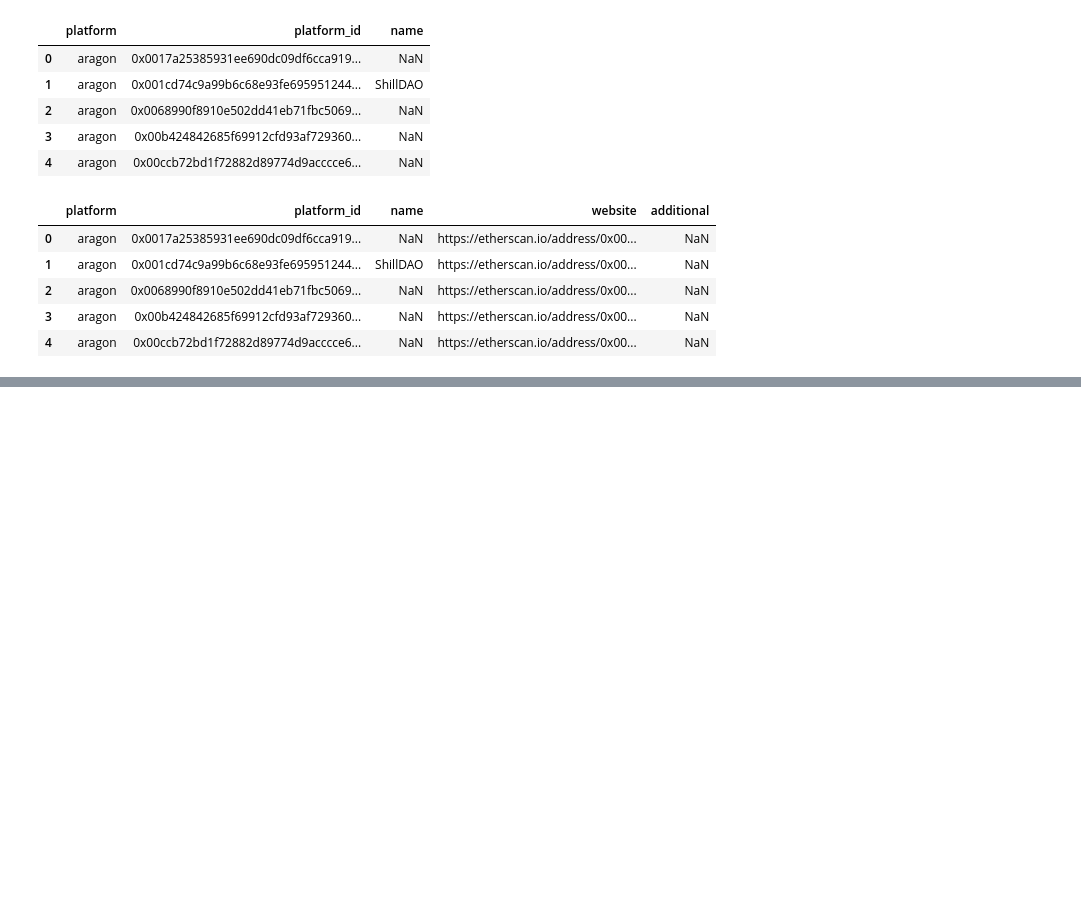
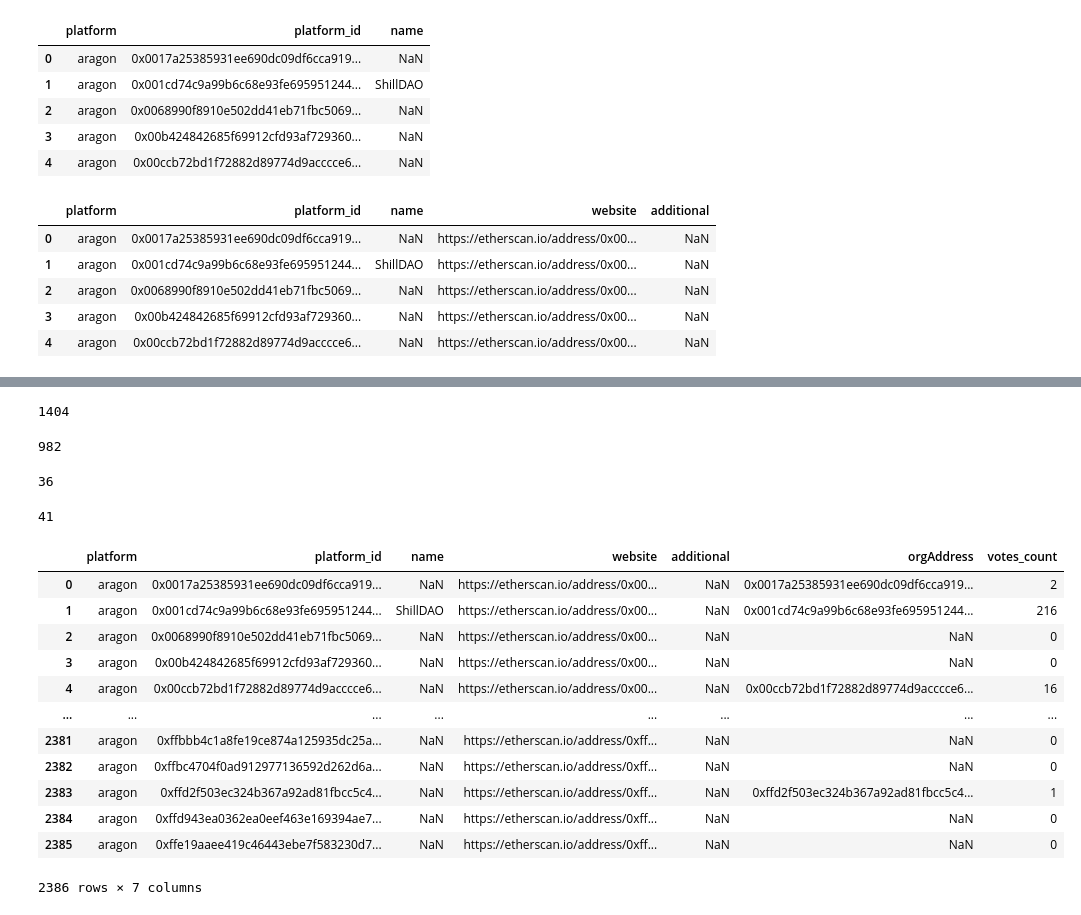
Before and after one commit to daviddavo/daos-verano, a Jupyter notebook: 001_get_deployments/aragon/aragon_get_deployments.ipynb, the cells around one changed output, grey strips where cells are left out. Drawn from its saved outputs; the diff is of its cells as text; code cells hidden in the pictures; blank space fills up the shorter version.

Commit message:
feat(aragon): add vote and proposal stats

```diff
--- a/001_get_deployments/aragon/aragon_get_deployments.ipynb
+++ b/001_get_deployments/aragon/aragon_get_deployments.ipynb
@@ -51,0 +54,5 @@ df.head()
+# %%
+# read casts.csv
+# an aragon "cast" is a vote, while an aragon "vote" is a proposal
+votes_df = pd.read_csv('casts.csv')
+votes_df.head()
@@ -51,0 +66,10 @@ df.head()
+# %%
+# keep only voteId and orgAddress
+votes_df = votes_df[['voteId', 'orgAddress']]
+# group by orgAddress and count votes
+votes_df = votes_df.groupby('orgAddress').count()
+# rename voteId to votes
+votes_df = votes_df.rename(columns={'voteId': 'votes_count'})
+# flatten index
+votes_df = votes_df.reset_index()
+votes_df.head()
@@ -51,0 +83,4 @@ df.head()
+# %%
+# join votes_df with df
+df = df.merge(votes_df, how='left', left_on='platform_id', right_on='orgAddress', validate='one_to_one')
+df.head()
@@ -51,0 +94,41 @@ df.head()
+# %%
+# count nan values
+df['votes_count'].isna().sum()
+# %% [output]
+1404
+# %%
+# count not nans
+df['votes_count'].notna().sum()
+# %% [output]
+982
+# %%
+# sanity check
+# how many of the daos with names have votes?
+df[df['name'].notna()]['votes_count'].notna().sum()
+# %% [output]
+36
+# %%
+# and how many daos overall have names not null
+df['name'].notna().sum()
+# %% [output]
+41
+# %%
+# fill nas
+df['votes_count'] = df['votes_count'].fillna(0)
+# make this column an integer
+df['votes_count'] = df['votes_count'].astype(int)
+df
+# %% [output]
+|  | platform | platform_id | name | website | additional | orgAddress | votes_count |
+| 0 | aragon | 0x0017a25385931ee690dc09df6cca919... | NaN | https://etherscan.io/address/0x00... | NaN | 0x0017a25385931ee690dc09df6cca919... | 2 |
+| 1 | aragon | 0x001cd74c9a99b6c68e93fe695951244... | ShillDAO | https://etherscan.io/address/0x00... | NaN | 0x001cd74c9a99b6c68e93fe695951244... | 216 |
+| 2 | aragon | 0x0068990f8910e502dd41eb71fbc5069... | NaN | https://etherscan.io/address/0x00... | NaN | NaN | 0 |
+| 3 | aragon | 0x00b424842685f69912cfd93af729360... | NaN | https://etherscan.io/address/0x00... | NaN | NaN | 0 |
+| 4 | aragon | 0x00ccb72bd1f72882d89774d9acccce6... | NaN | https://etherscan.io/address/0x00... | NaN | 0x00ccb72bd1f72882d89774d9acccce6... | 16 |
+| ... | ... | ... | ... | ... | ... | ... | ... |
+| 2381 | aragon | 0xffbbb4c1a8fe19ce874a125935dc25a... | NaN | https://etherscan.io/address/0xff... | NaN | NaN | 0 |
+| 2382 | aragon | 0xffbc4704f0ad912977136592d262d6a... | NaN | https://etherscan.io/address/0xff... | NaN | NaN | 0 |
+| 2383 | aragon | 0xffd2f503ec324b367a92ad81fbcc5c4... | NaN | https://etherscan.io/address/0xff... | NaN | 0xffd2f503ec324b367a92ad81fbcc5c4... | 1 |
+| 2384 | aragon | 0xffd943ea0362ea0eef463e169394ae7... | NaN | https://etherscan.io/address/0xff... | NaN | NaN | 0 |
+| 2385 | aragon | 0xffe19aaee419c46443ebe7f583230d7... | NaN | https://etherscan.io/address/0xff... | NaN | NaN | 0 |
+2386 rows × 7 columns
```
Also changed, not shown: parts of 12 cells of this notebook.
